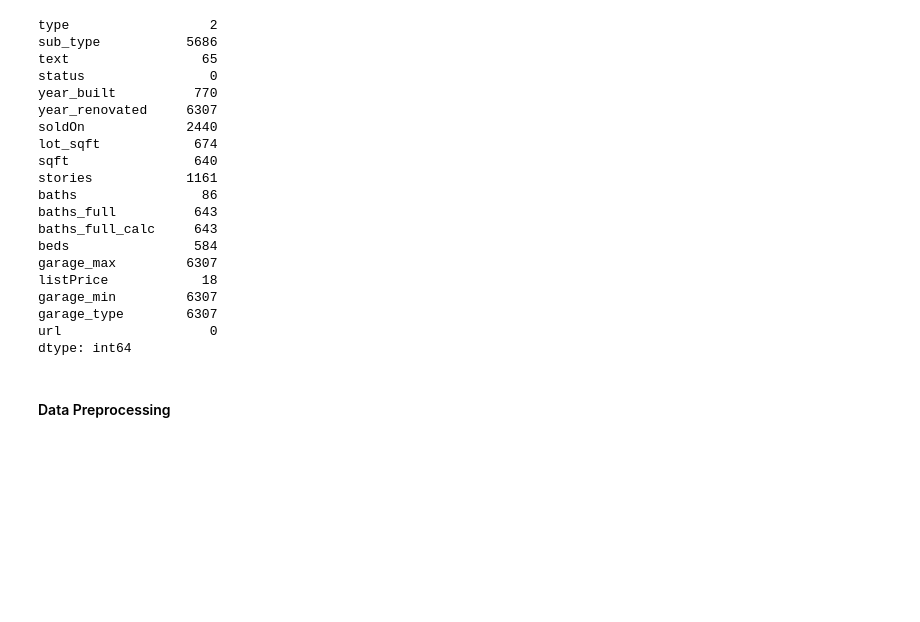
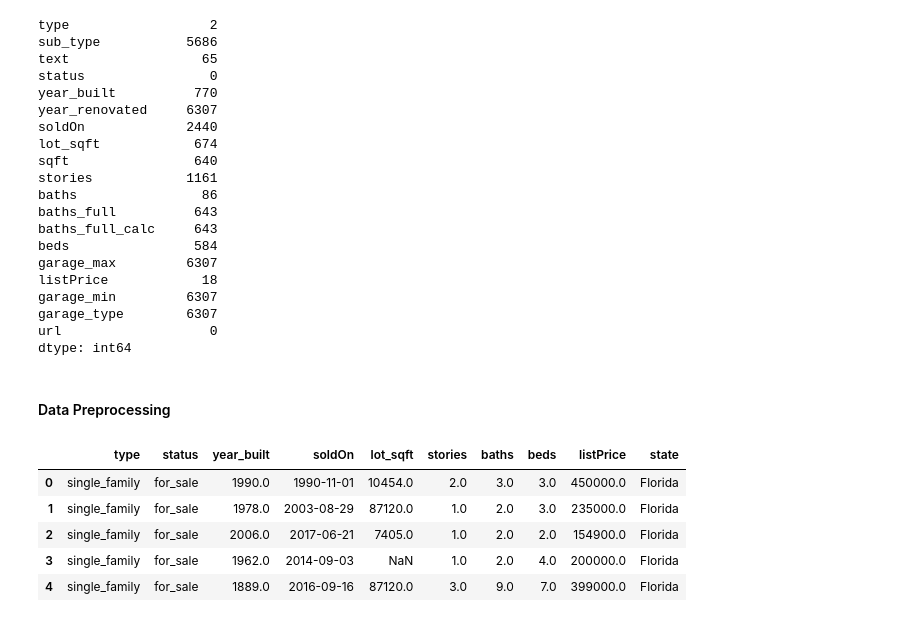
Before and after one commit to NishanD21/Price-Prediction-model-for-Real-Estate, a Jupyter notebook: real_estate.ipynb, the cells around one changed output. Saved outputs shown, nothing was run; the diff lists cells and outputs as text; code cells hidden in the pictures; blank space fills up the shorter version.

```diff
--- a/real_estate.ipynb
+++ b/real_estate.ipynb
@@ -141,3 +141,22 @@ url                   0
 dtype: int64
 # %% [markdown]
 #### Data Preprocessing
+# %%
+# Feature selection
+
+df_fl = df_fl[['type','status','year_built','soldOn','lot_sqft','stories','baths','beds','listPrice']]
+df_id = df_id[['type','status','year_built','soldOn','lot_sqft','stories','baths','beds','listPrice']]
+df_vi = df_vi[['type','status','year_built','soldOn','lot_sqft','stories','baths','beds','listPrice']]
+
+df_fl['state'] = 'Florida'
+df_id['state'] = 'Idaho'
+df_vi['state'] = 'Virginia'
+
+df_fl.head()
+# %% [output]
+|  | type | status | year_built | soldOn | lot_sqft | stories | baths | beds | listPrice | state |
+| 0 | single_family | for_sale | 1990.0 | 1990-11-01 | 10454.0 | 2.0 | 3.0 | 3.0 | 450000.0 | Florida |
+| 1 | single_family | for_sale | 1978.0 | 2003-08-29 | 87120.0 | 1.0 | 2.0 | 3.0 | 235000.0 | Florida |
+| 2 | single_family | for_sale | 2006.0 | 2017-06-21 | 7405.0 | 1.0 | 2.0 | 2.0 | 154900.0 | Florida |
+| 3 | single_family | for_sale | 1962.0 | 2014-09-03 | NaN | 1.0 | 2.0 | 4.0 | 200000.0 | Florida |
+| 4 | single_family | for_sale | 1889.0 | 2016-09-16 | 87120.0 | 3.0 | 9.0 | 7.0 | 399000.0 | Florida |
```
Also changed, not shown: parts of 15 cells of this notebook.
